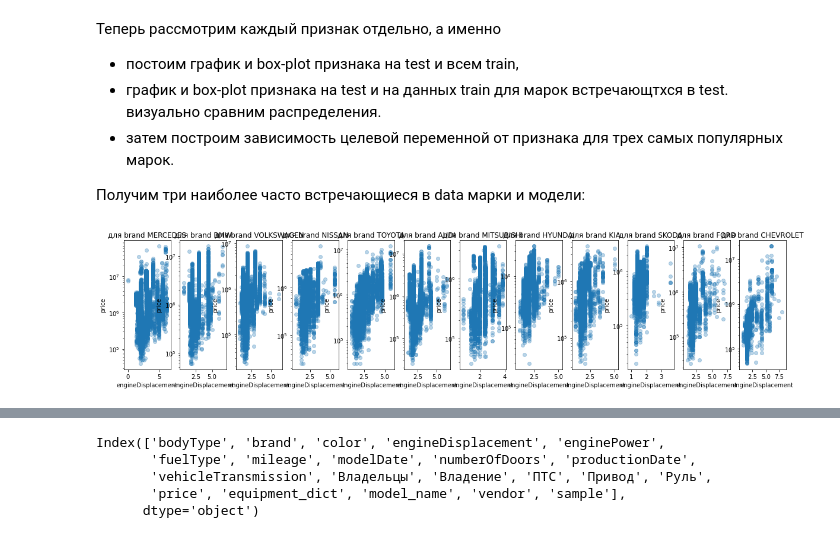
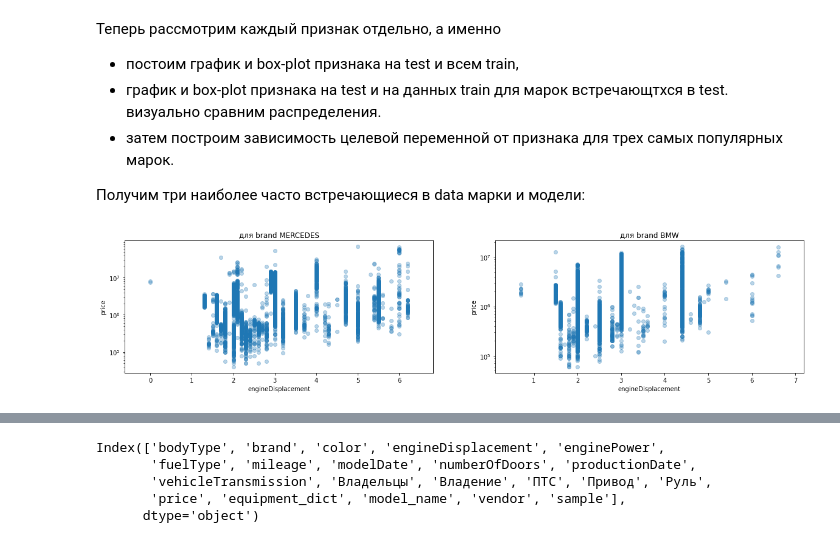
Before and after one commit to IvanovDmitryV/skillfactory_rds, a Jupyter notebook: Unit_7/Project_7_EDA0909.ipynb, the cells around one changed output, grey strips where cells are left out. Cells and saved outputs as stored; diff of their text form; code cells hidden in the pictures.

```diff
--- a/Unit_7/Project_7_EDA0909.ipynb
+++ b/Unit_7/Project_7_EDA0909.ipynb
@@ -289,6 +305,6 @@ def features_price_scatterplot(df,stud_column,top_column, n_top):
 #         ax[i].set_xmargin(0.2)
     plt.show(x.max())
 # %%
-features_price_scatterplot(externdata_full,'engineDisplacement','brand',12)
+features_price_scatterplot(externdata_full,'engineDisplacement','brand',2)
 # %% [output]
-[figure, old version]
+[figure, new version]
```
Also changed, not shown: parts of 21 cells of this notebook.
